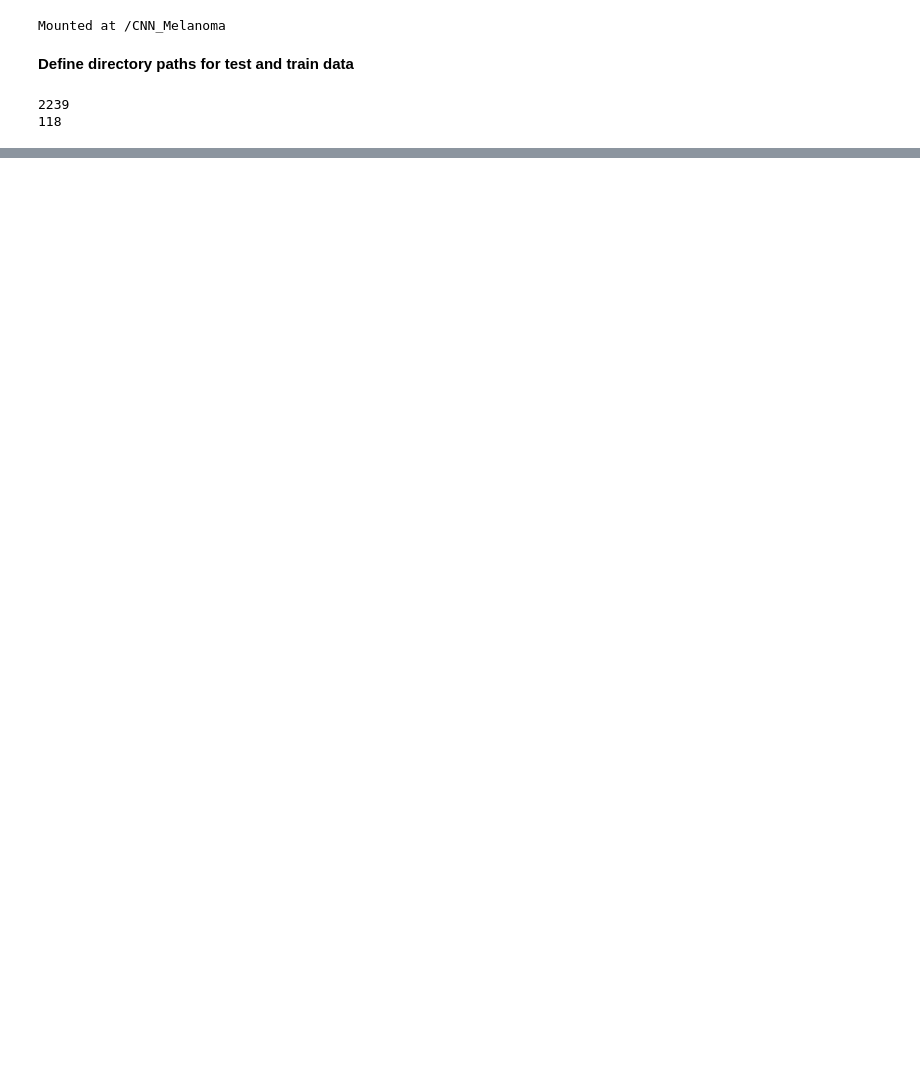
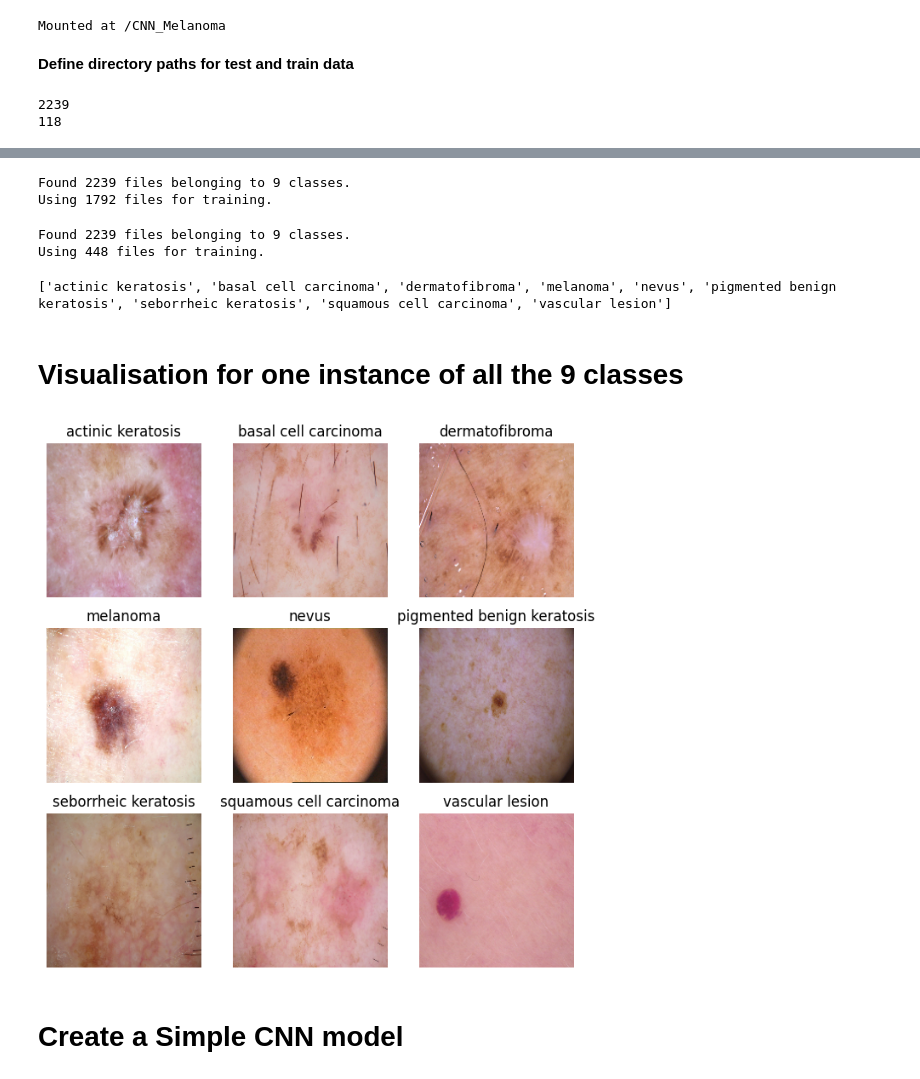
Before and after one commit to gautaman8/cnn_melanoma, a Jupyter notebook: CNN_melanoma_detection.ipynb, the cells around one changed output, grey strips where cells are left out. Drawn from its saved outputs; the diff is of its cells as text; code cells hidden in the pictures; blank space fills up the shorter version.

```diff
--- a/CNN_melanoma_detection.ipynb
+++ b/CNN_melanoma_detection.ipynb
@@ -46,0 +41,64 @@ os.listdir("")
+# %%
+batch_size = 32
+img_height = 180
+img_width = 180
+# %%
+# training dataset with 80% of training data initialised
+train_ds = tf.keras.preprocessing.image_dataset_from_directory(
+    data_dir_train,
+    validation_split=0.2,  # You can adjust the validation split as needed
+    subset="training",
+    seed=123,
+    image_size=(img_height, img_width),
+    batch_size=batch_size,
+)
+# %% [output]
+Found 2239 files belonging to 9 classes.
+Using 1792 files for training.
+# %%
+# validation dataset with 20% of the training data
+val_ds = tf.keras.preprocessing.image_dataset_from_directory(
+    data_dir_train,
+    validation_split=0.8,  # You can adjust the validation split as needed
+    subset="training",
+    seed=123,
+    image_size=(img_height, img_width),
+    batch_size=batch_size,
+)
+# %% [output]
+Found 2239 files belonging to 9 classes.
+Using 448 files for training.
+# %%
+# Print all class names
+class_names = train_ds.class_names
+print(class_names)
+# %% [output]
+['actinic keratosis', 'basal cell carcinoma', 'dermatofibroma', 'melanoma', 'nevus', 'pigmented benign keratosis', 'seborrheic keratosis', 'squamous cell carcinoma', 'vascular lesion']
+# %% [markdown]
+# Visualisation for one instance of all the 9 classes
+# %%
+
+import matplotlib.pyplot as plt
+
+unique_visual =  {class_name : None for class_name in class_names}
+
+# find unique_visuals for each class name
+for images, labels in train_ds:
+    for image, label in zip(images, labels):
+        class_name = class_names[label]
+        if unique_visual[class_name] is None:
+            unique_visual[class_name] = image.numpy()
+            # count +=1
+            break
+# %%
+# Display visuals in a 3x3 grid for all 9 classes
+plt.figure(figsize=(8, 8))
+for i, (class_name, image) in enumerate(unique_visual.items()):
+    plt.subplot(3, 3, i + 1)
+    plt.imshow(image.astype("uint8"))
+    plt.title(class_name)
+    plt.axis("off")
+
+plt.show()
+# %% [output]
+[figure, added]
@@ -46,0 +110,2 @@ os.listdir("")
+# %% [markdown]
+# Create a Simple CNN model
```
Also changed, not shown: parts of 13 cells of this notebook.
